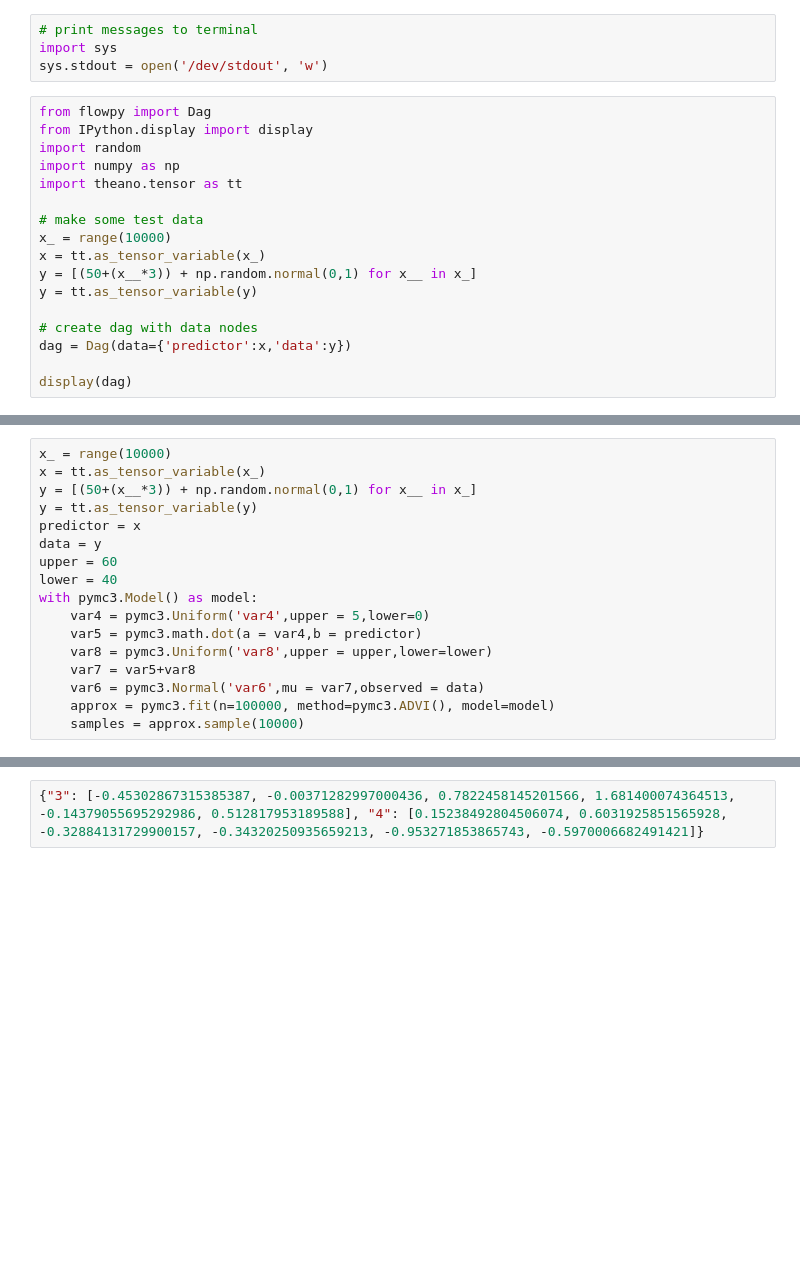
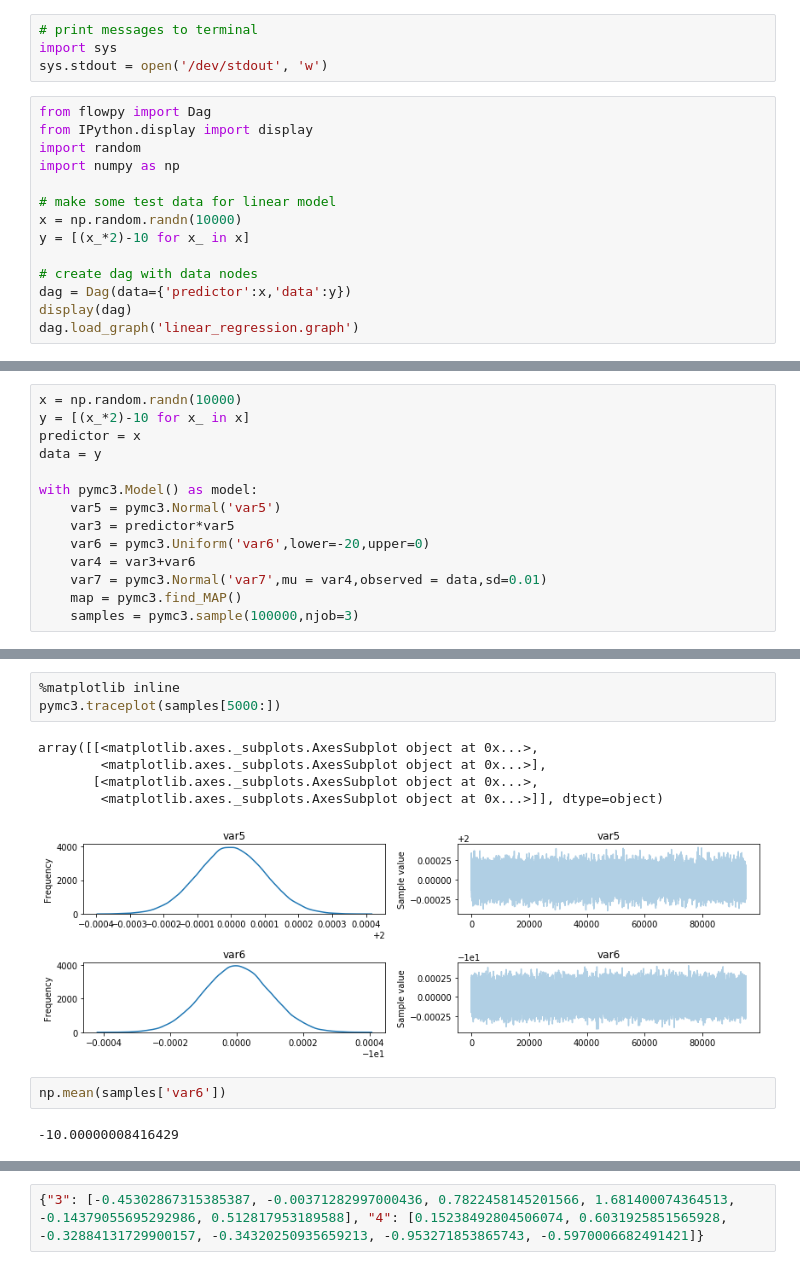
Before and after one commit to phil-mcdowall/flowPyDag, a Jupyter notebook: flowpy.ipynb, the cells around one changed output, grey strips where cells are left out. Saved outputs shown, nothing was run; the diff lists cells and outputs as text; blank space fills up the shorter version.

```diff
--- a/flowpy.ipynb
+++ b/flowpy.ipynb
@@ -7,15 +7,12 @@ from flowpy import Dag
 from IPython.display import display
 import random
 import numpy as np
-import theano.tensor as tt
 
-# make some test data
-x_ = range(10000)
-x = tt.as_tensor_variable(x_)
-y = [(50+(x__*3)) + np.random.normal(0,1) for x__ in x_]
-y = tt.as_tensor_variable(y)
+# make some test data for linear model
+x = np.random.randn(10000)
+y = [(x_*2)-10 for x_ in x]
 
 # create dag with data nodes
 dag = Dag(data={'predictor':x,'data':y})
-
 display(dag)
+dag.load_graph('linear_regression.graph')
@@ -25,17 +20,0 @@ print(dag)
-# %%
-x_ = range(10000)
-x = tt.as_tensor_variable(x_)
-y = [(50+(x__*3)) + np.random.normal(0,1) for x__ in x_]
-y = tt.as_tensor_variable(y)
-predictor = x
-data = y
-upper = 60
-lower = 40
-with pymc3.Model() as model:
-    var4 = pymc3.Uniform('var4',upper = 5,lower=0)
-    var5 = pymc3.math.dot(a = var4,b = predictor)
-    var8 = pymc3.Uniform('var8',upper = upper,lower=lower)
-    var7 = var5+var8
-    var6 = pymc3.Normal('var6',mu = var7,observed = data)
-    approx = pymc3.fit(n=100000, method=pymc3.ADVI(), model=model)
-    samples = approx.sample(10000)
@@ -51,0 +23,14 @@ array([[<matplotlib.axes._subplots.AxesSubplot object at 0x...>,
+# %%
+x = np.random.randn(10000)
+y = [(x_*2)-10 for x_ in x]
+predictor = x
+data = y
+
+with pymc3.Model() as model:
+    var5 = pymc3.Normal('var5')
+    var3 = predictor*var5
+    var6 = pymc3.Uniform('var6',lower=-20,upper=0)
+    var4 = var3+var6
+    var7 = pymc3.Normal('var7',mu = var4,observed = data,sd=0.01)
+    map = pymc3.find_MAP()
+    samples = pymc3.sample(100000,njob=3)
@@ -51,0 +47,13 @@ array([[<matplotlib.axes._subplots.AxesSubplot object at 0x...>,
+# %%
+%matplotlib inline
+pymc3.traceplot(samples[5000:])
+# %% [output]
+array([[<matplotlib.axes._subplots.AxesSubplot object at 0x...>,
+        <matplotlib.axes._subplots.AxesSubplot object at 0x...>],
+       [<matplotlib.axes._subplots.AxesSubplot object at 0x...>,
+        <matplotlib.axes._subplots.AxesSubplot object at 0x...>]], dtype=object)
+[figure, added]
+# %%
+np.mean(samples['var6'])
+# %% [output]
+-10.00000008416429
```
Also changed, not shown: parts of 7 cells of this notebook, 6 other files.
